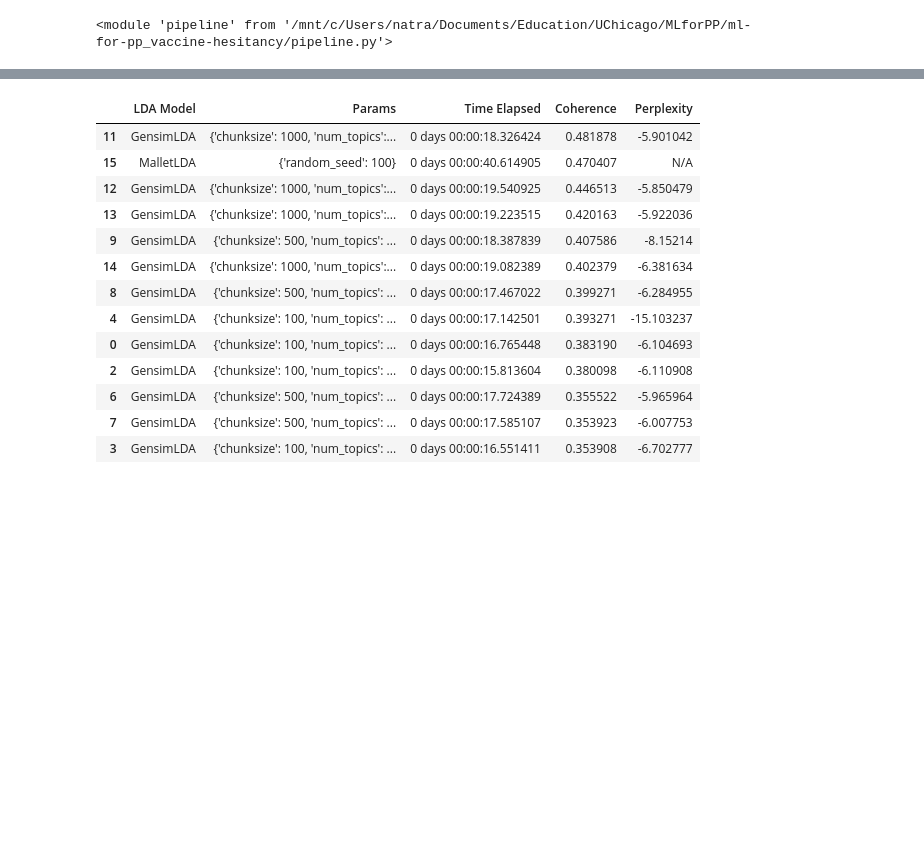
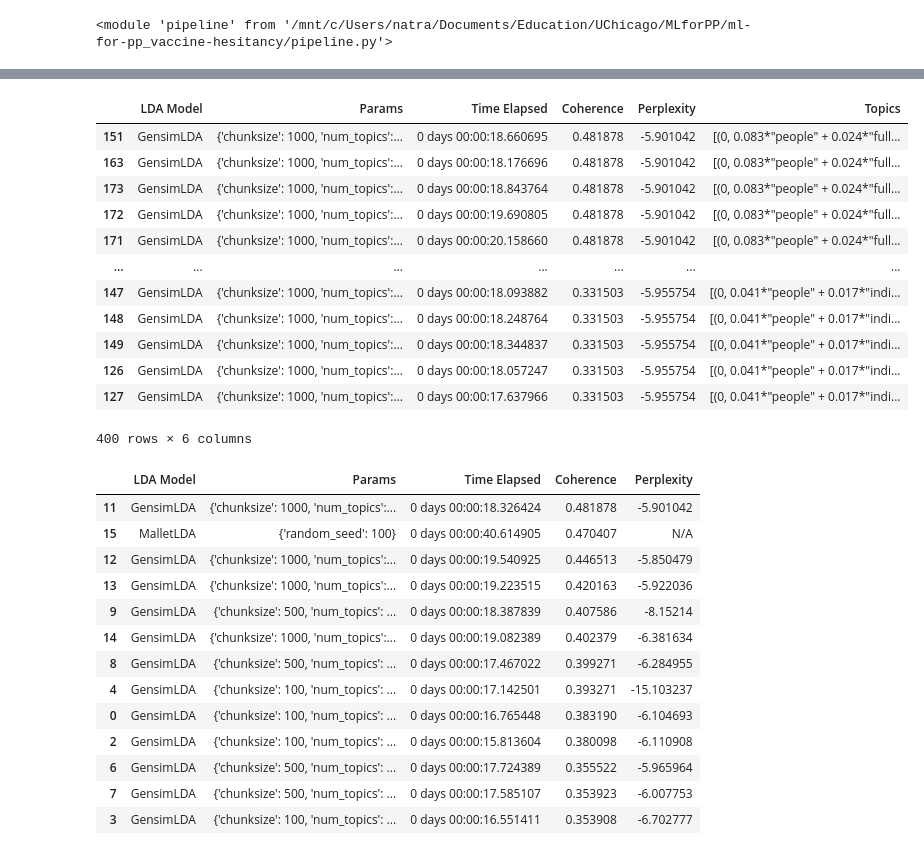
Before and after one commit to natalie-ayers/Classification-of-Twitter-Vaccine-Hesitancy, a Jupyter notebook: lda_topics.ipynb, the cells around one changed output, grey strips where cells are left out. Drawn from its saved outputs; the diff is of its cells as text; code cells hidden in the pictures; blank space fills up the shorter version.

Commit message:
pushing up some models and topics

```diff
--- a/lda_topics.ipynb
+++ b/lda_topics.ipynb
@@ -92 +92,17 @@ results_exp = pipeline.choose_lda_models(tweets_negneut['text_cln_tok'])
+# %%
+results_exp.sort_values('Coherence',ascending=False)
+# %% [output]
+|  | LDA Model | Params | Time Elapsed | Coherence | Perplexity | Topics |
+| 151 | GensimLDA | {'chunksize': 1000, 'num_topics':... | 0 days 00:00:18.660695 | 0.481878 | -5.901042 | [(0, 0.083*"people" + 0.024*"full... |
+| 163 | GensimLDA | {'chunksize': 1000, 'num_topics':... | 0 days 00:00:18.176696 | 0.481878 | -5.901042 | [(0, 0.083*"people" + 0.024*"full... |
+| 173 | GensimLDA | {'chunksize': 1000, 'num_topics':... | 0 days 00:00:18.843764 | 0.481878 | -5.901042 | [(0, 0.083*"people" + 0.024*"full... |
+| 172 | GensimLDA | {'chunksize': 1000, 'num_topics':... | 0 days 00:00:19.690805 | 0.481878 | -5.901042 | [(0, 0.083*"people" + 0.024*"full... |
+| 171 | GensimLDA | {'chunksize': 1000, 'num_topics':... | 0 days 00:00:20.158660 | 0.481878 | -5.901042 | [(0, 0.083*"people" + 0.024*"full... |
+| ... | ... | ... | ... | ... | ... | ... |
+| 147 | GensimLDA | {'chunksize': 1000, 'num_topics':... | 0 days 00:00:18.093882 | 0.331503 | -5.955754 | [(0, 0.041*"people" + 0.017*"indi... |
+| 148 | GensimLDA | {'chunksize': 1000, 'num_topics':... | 0 days 00:00:18.248764 | 0.331503 | -5.955754 | [(0, 0.041*"people" + 0.017*"indi... |
+| 149 | GensimLDA | {'chunksize': 1000, 'num_topics':... | 0 days 00:00:18.344837 | 0.331503 | -5.955754 | [(0, 0.041*"people" + 0.017*"indi... |
+| 126 | GensimLDA | {'chunksize': 1000, 'num_topics':... | 0 days 00:00:18.057247 | 0.331503 | -5.955754 | [(0, 0.041*"people" + 0.017*"indi... |
+| 127 | GensimLDA | {'chunksize': 1000, 'num_topics':... | 0 days 00:00:17.637966 | 0.331503 | -5.955754 | [(0, 0.041*"people" + 0.017*"indi... |
+400 rows × 6 columns
 # %%
```
Also changed, not shown: parts of 9 cells of this notebook, 2 other files.
